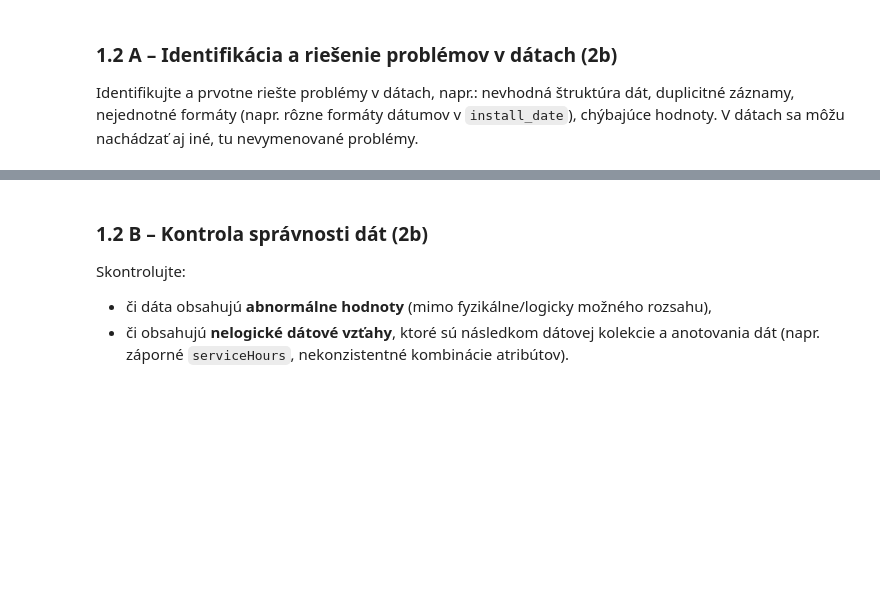
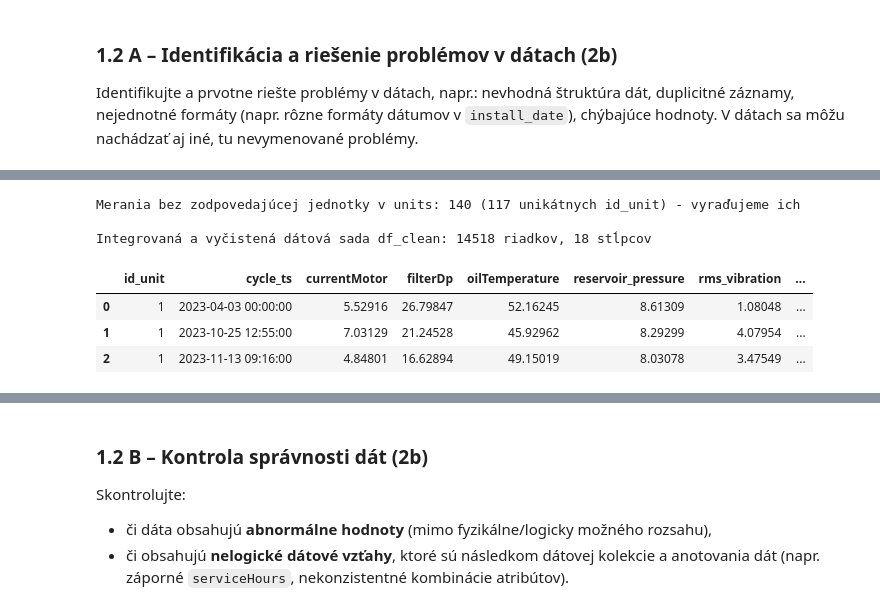
Before and after one commit to samuel-ivan05/IAU_zadanie, a Jupyter notebook: IAU-project.ipynb, the cells around one changed output, grey strips where cells are left out. Saved outputs shown, nothing was run; the diff lists cells and outputs as text; code cells hidden in the pictures; blank space fills up the shorter version.

```diff
--- a/IAU-project.ipynb
+++ b/IAU-project.ipynb
@@ -901,0 +1012,37 @@ Identifikujte a prvotne riešte problémy v dátach, napr.: nevhodná štruktúr
+# %%
+# --- 1.2 A: Zjednotenie formátu id_unit a integrácia súborov ---
+
+# readings.id_unit je reťazec ("U00255"), units/gateways.id_unit je číslo (255) -> zjednotíme na číslo
+readings_clean["id_unit"] = readings_clean["id_unit"].str.extract(r"(\d+)").astype(int)
+
+# Merania, ku ktorým sa nenašla zodpovedajúca jednotka v units (chybné/neznáme id_unit,
+# pozri 1.1 A) nevieme obohatiť o najdôležitejšie prediktory (serviceHours, class_duty...),
+# preto ich z integrovanej množiny vyraďujeme.
+orphan_mask = ~readings_clean["id_unit"].isin(units_clean["id_unit"])
+print(f"Merania bez zodpovedajúcej jednotky v units: {orphan_mask.sum()} "
+      f"({readings_clean.loc[orphan_mask, 'id_unit'].nunique()} unikátnych id_unit) - vyraďujeme ich")
+readings_valid = readings_clean.loc[~orphan_mask].copy()
+
+# Brány (gateways) sa spoľahlivo viažu len cez id_depot (pozri 1.1 A), preto ich
+# agregujeme na úroveň depa a pripájame k jednotkám cez id_depot.
+gateway_by_depot = (
+    gateways_clean.groupby("id_depot", as_index=False)
+    .agg(mean_signal_dbm=("signal_dbm", "mean"), median_signal_dbm=("signal_dbm", "median"))
+)
+
+df_clean = (
+    readings_valid
+    .merge(units_clean, on="id_unit", how="left", validate="many_to_one")
+    .merge(gateway_by_depot, on="id_depot", how="left", validate="many_to_one")
+)
+
+print(f"\nIntegrovaná a vyčistená dátová sada df_clean: {df_clean.shape[0]} riadkov, {df_clean.shape[1]} stĺpcov")
+display(df_clean.head(3))
+# %% [output]
+Merania bez zodpovedajúcej jednotky v units: 140 (117 unikátnych id_unit) - vyraďujeme ich
+
+Integrovaná a vyčistená dátová sada df_clean: 14518 riadkov, 18 stĺpcov
+|  | id_unit | cycle_ts | currentMotor | filterDp | oilTemperature | reservoir_pressure | rms_vibration | ... |
+| 0 | 1 | 2023-04-03 00:00:00 | 5.52916 | 26.79847 | 52.16245 | 8.61309 | 1.08048 | ... |
+| 1 | 1 | 2023-10-25 12:55:00 | 7.03129 | 21.24528 | 45.92962 | 8.29299 | 4.07954 | ... |
+| 2 | 1 | 2023-11-13 09:16:00 | 4.84801 | 16.62894 | 49.15019 | 8.03078 | 3.47549 | ... |
```
Also changed, not shown: parts of 12 cells of this notebook.
